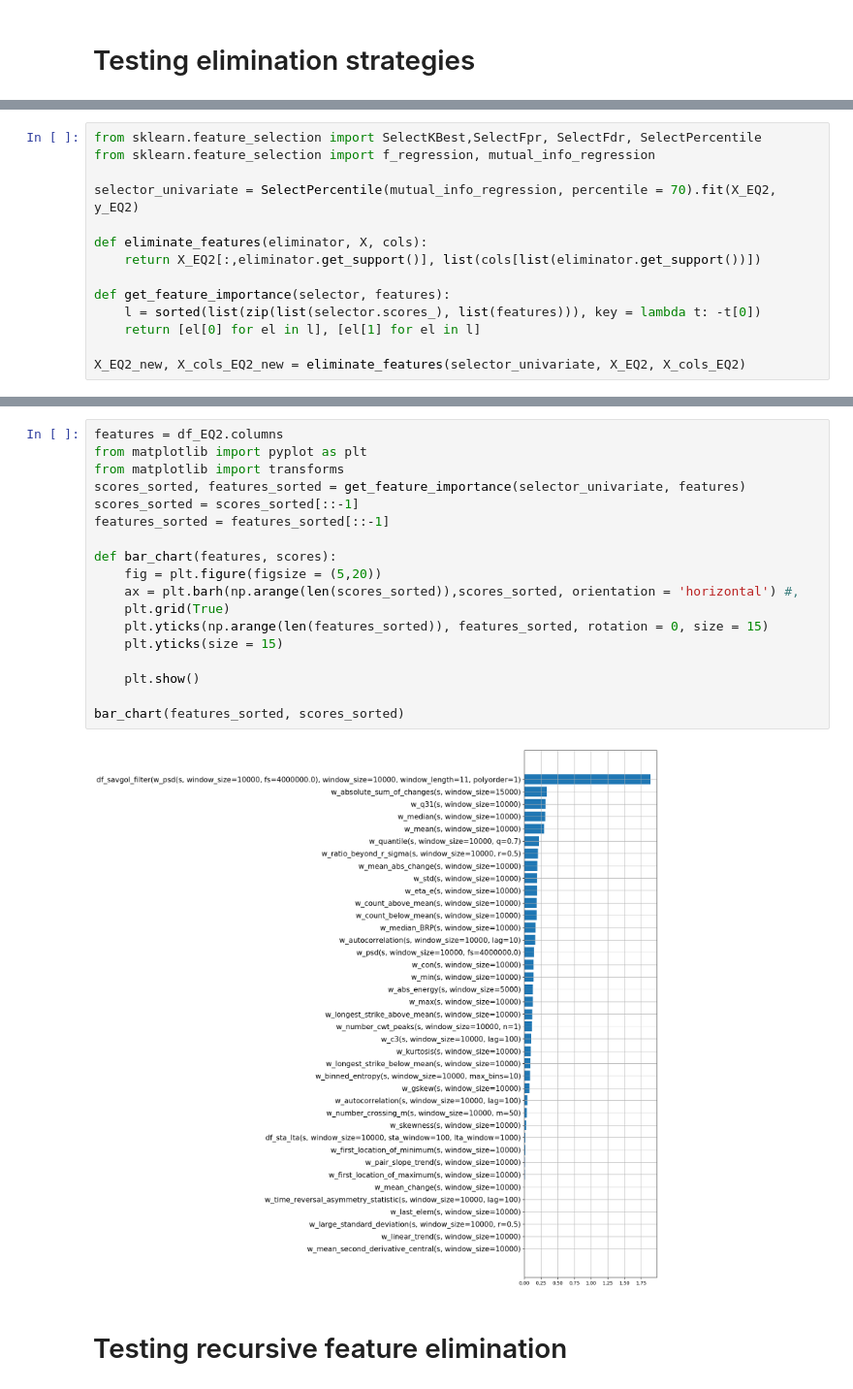
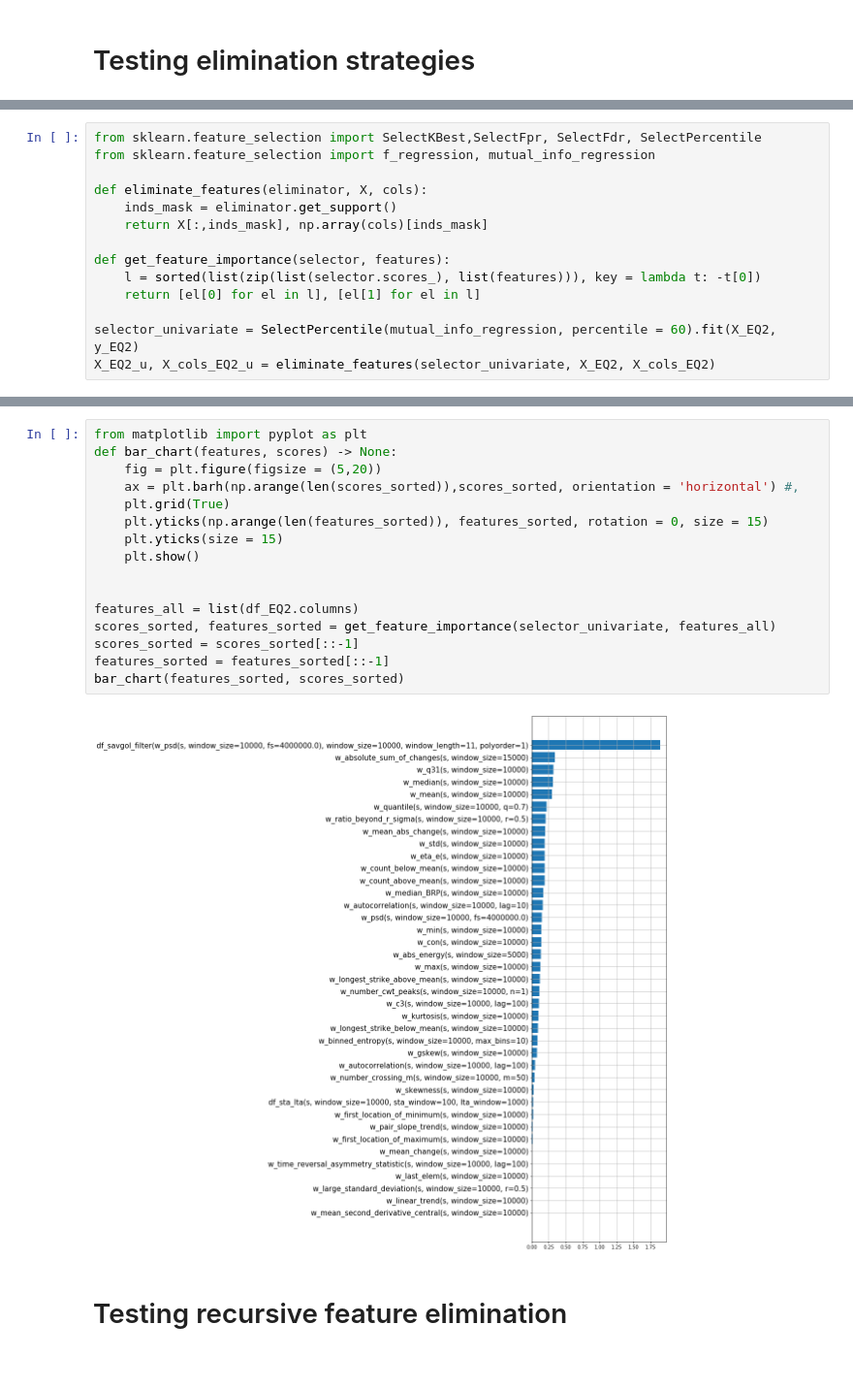
Before and after one commit to SIakovlev/LANL-Earthquake, a Jupyter notebook: src/feature_elimination/feature_elimination.ipynb, the cells around one changed output, grey strips where cells are left out. Shown at 97% size. Drawn from its saved outputs; the diff is of its cells as text.

Commit message:
data visualization

```diff
--- a/src/feature_elimination/feature_elimination.ipynb
+++ b/src/feature_elimination/feature_elimination.ipynb
@@ -214,13 +257,13 @@ y_EQ2 = np.array(df_EQ2.ttf)
 from sklearn.feature_selection import SelectKBest,SelectFpr, SelectFdr, SelectPercentile
 from sklearn.feature_selection import f_regression, mutual_info_regression
 
-selector_univariate = SelectPercentile(mutual_info_regression, percentile = 70).fit(X_EQ2, y_EQ2)
-
 def eliminate_features(eliminator, X, cols):
-    return X_EQ2[:,eliminator.get_support()], list(cols[list(eliminator.get_support())])
+    inds_mask = eliminator.get_support()
+    return X[:,inds_mask], np.array(cols)[inds_mask]
 
 def get_feature_importance(selector, features):
     l = sorted(list(zip(list(selector.scores_), list(features))), key = lambda t: -t[0])
     return [el[0] for el in l], [el[1] for el in l]
 
-X_EQ2_new, X_cols_EQ2_new = eliminate_features(selector_univariate, X_EQ2, X_cols_EQ2)
+selector_univariate = SelectPercentile(mutual_info_regression, percentile = 60).fit(X_EQ2, y_EQ2)
+X_EQ2_u, X_cols_EQ2_u = eliminate_features(selector_univariate, X_EQ2, X_cols_EQ2)
@@ -234,23 +270,21 @@ Remaining features:
 # %%
-features = df_EQ2.columns
 from matplotlib import pyplot as plt
-from matplotlib import transforms
-scores_sorted, features_sorted = get_feature_importance(selector_univariate, features)
-scores_sorted = scores_sorted[::-1]
-features_sorted = features_sorted[::-1]
-
-def bar_chart(features, scores):
+def bar_chart(features, scores) -> None:
     fig = plt.figure(figsize = (5,20))
     ax = plt.barh(np.arange(len(scores_sorted)),scores_sorted, orientation = 'horizontal') #,
     plt.grid(True)
     plt.yticks(np.arange(len(features_sorted)), features_sorted, rotation = 0, size = 15)
     plt.yticks(size = 15)
-
     plt.show()
 
+
+features_all = list(df_EQ2.columns)
+scores_sorted, features_sorted = get_feature_importance(selector_univariate, features_all)
+scores_sorted = scores_sorted[::-1]
+features_sorted = features_sorted[::-1]
 bar_chart(features_sorted, scores_sorted)
 # %% [output]
-[figure, old version]
+[figure, new version]
 # %% [markdown]
 # Testing recursive feature elimination
 # %%
```
Also changed, not shown: parts of 22 cells of this notebook, 7 other files.
